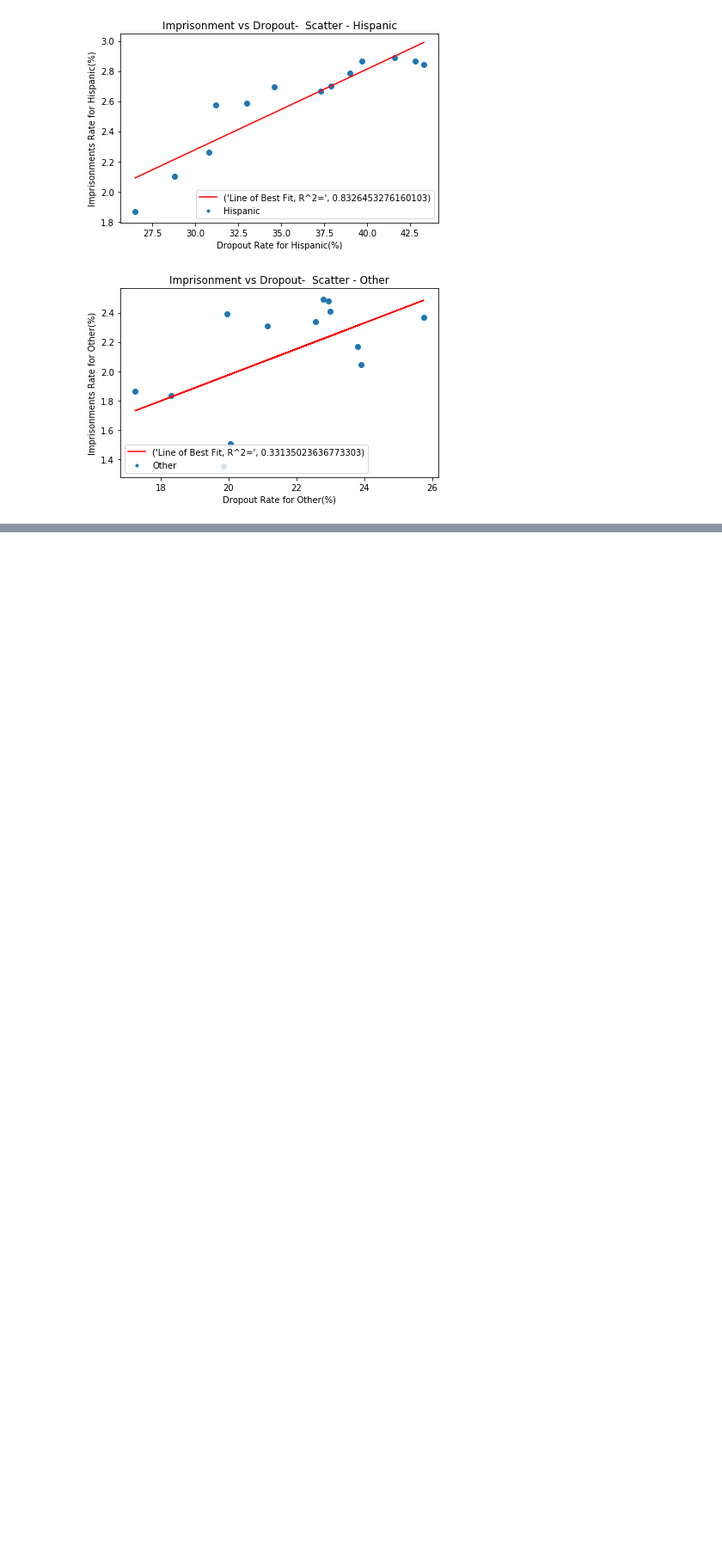
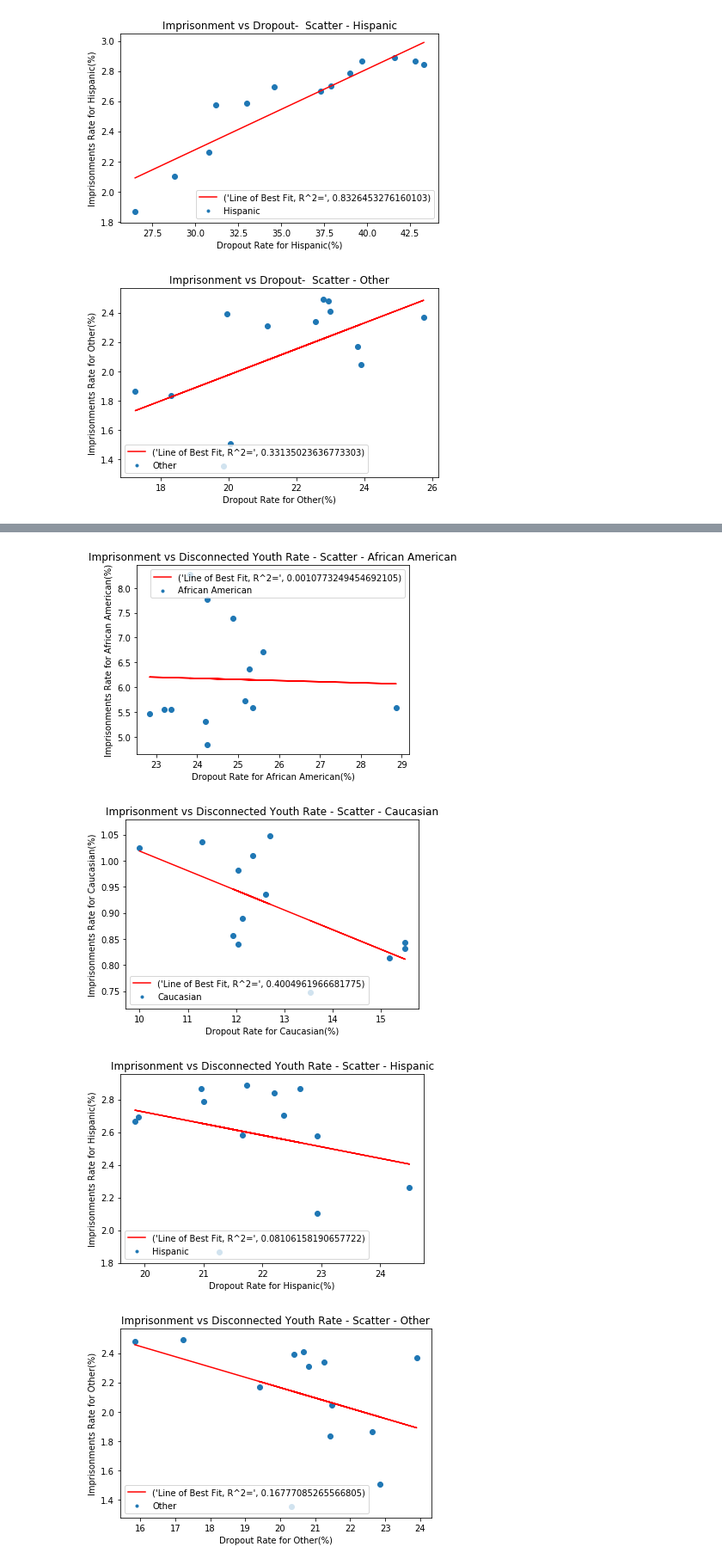
Before and after one commit to callanyan/BootCamp_GroupProjecT_Team5-by-5, a Jupyter notebook: Cleaning_Actual/ImprisonmentData_08.ipynb, the cells around one changed output, grey strips where cells are left out. Shown at 86% size. Cells and saved outputs as stored; diff of their text form; code cells hidden in the pictures; blank space fills up the shorter version.

```diff
--- a/Cleaning_Actual/ImprisonmentData_08.ipynb
+++ b/Cleaning_Actual/ImprisonmentData_08.ipynb
@@ -411,0 +377,4 @@ ValueError: too many values to unpack (expected 4)
+# %%
+for i in range(len(raceList)):
+    print(dropOut_df[raceList[i]]),
+    print(imprisonmentDf_perRace_perCapita[raceList[i]]/1000)
@@ -502,0 +506,35 @@ plt.show()
+# %%
+DisconnectedYouthRate_RacePercentagebyYear = DisconnectedYouthRate_RacePercentagebyYear.rename(columns={"African-American" : "African American"})
+DisconnectedYouthRate_RacePercentagebyYear = DisconnectedYouthRate_RacePercentagebyYear.loc[imprisonmentDf_perRace_perCapita.index < 2013]
+
+
+for i in range(len(raceList)):
+    saveTitle = "Imprisonment vs Disconnected Youth Rate - Scatter - " + raceList[i]
+    saveDestination = "../Graphs/" + saveTitle
+
+    #plot scatter
+    plt.scatter(DisconnectedYouthRate_RacePercentagebyYear[raceList[i]], imprisonmentDf_perRace_perCapita[raceList[i]]/1000)
+    #create linregress
+    slope, intercept, r_value, p_value, std_err = stats.linregress(DisconnectedYouthRate_RacePercentagebyYear[raceList[i]], imprisonmentDf_perRace_perCapita[raceList[i]]/1000)
+    #plot line of best fit
+    plt.plot(DisconnectedYouthRate_RacePercentagebyYear[raceList[i]], intercept + slope*DisconnectedYouthRate_RacePercentagebyYear[raceList[i]], 'r', label='fitted line')
+
+    #format graph
+    xlabel = "Dropout Rate for " + raceList[i] + "(%)"
+    plt.xlabel(xlabel)
+    ylabel = "Imprisonments Rate for " + raceList[i] + "(%)"
+    plt.ylabel(ylabel)
+    rValueLab = "Line of Best Fit, R^2=", r_value**2
+    plt.legend(labels=[rValueLab, raceList[i]], loc="best", markerscale=.5)
+    #plt.text(30, 0, r_value**2, fontdict=None, withdash=False)
+
+    plt.title(saveTitle)
+    plt.tight_layout()  # otherwise the right y-label is slightly clipped
+    #plt.figure(figsize=(100,50))
+    plt.savefig(saveDestination)
+    plt.show()
+# %% [output]
+[figure, added]
+[figure, added]
+[figure, added]
+[figure, added]
```
Also changed, not shown: parts of 17 cells of this notebook, 11 other files.
